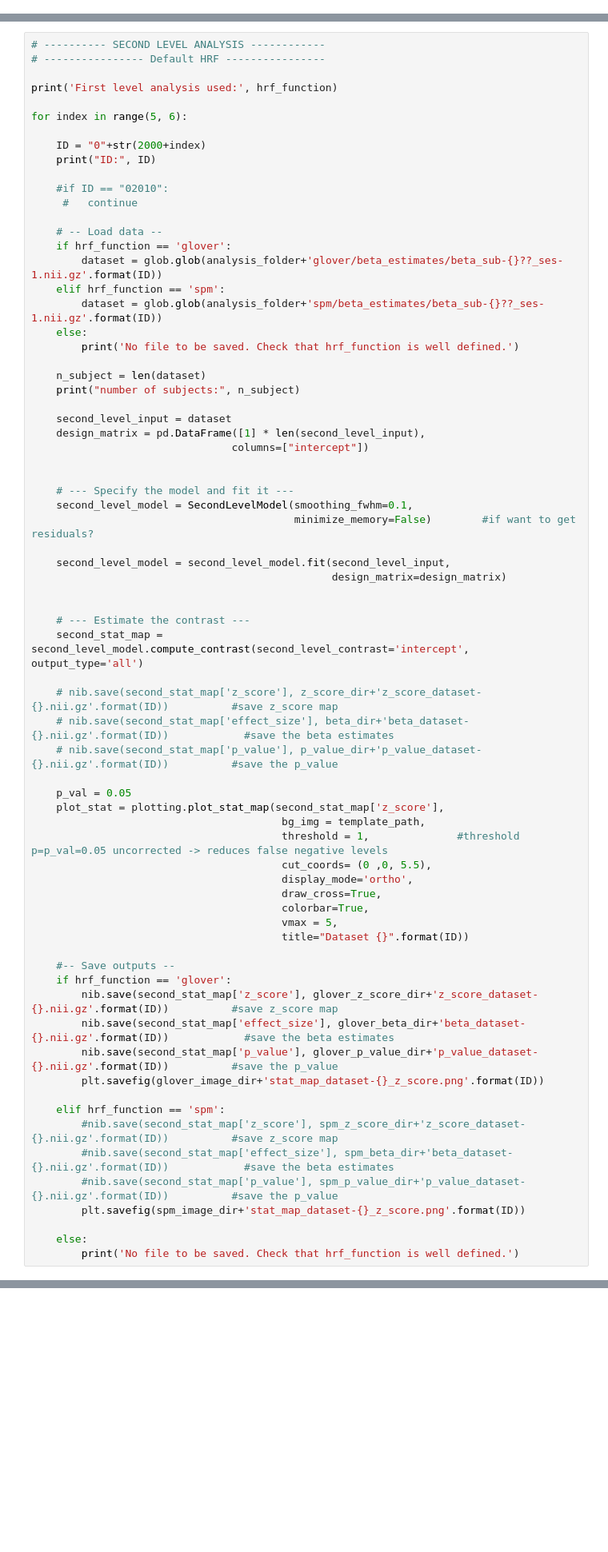
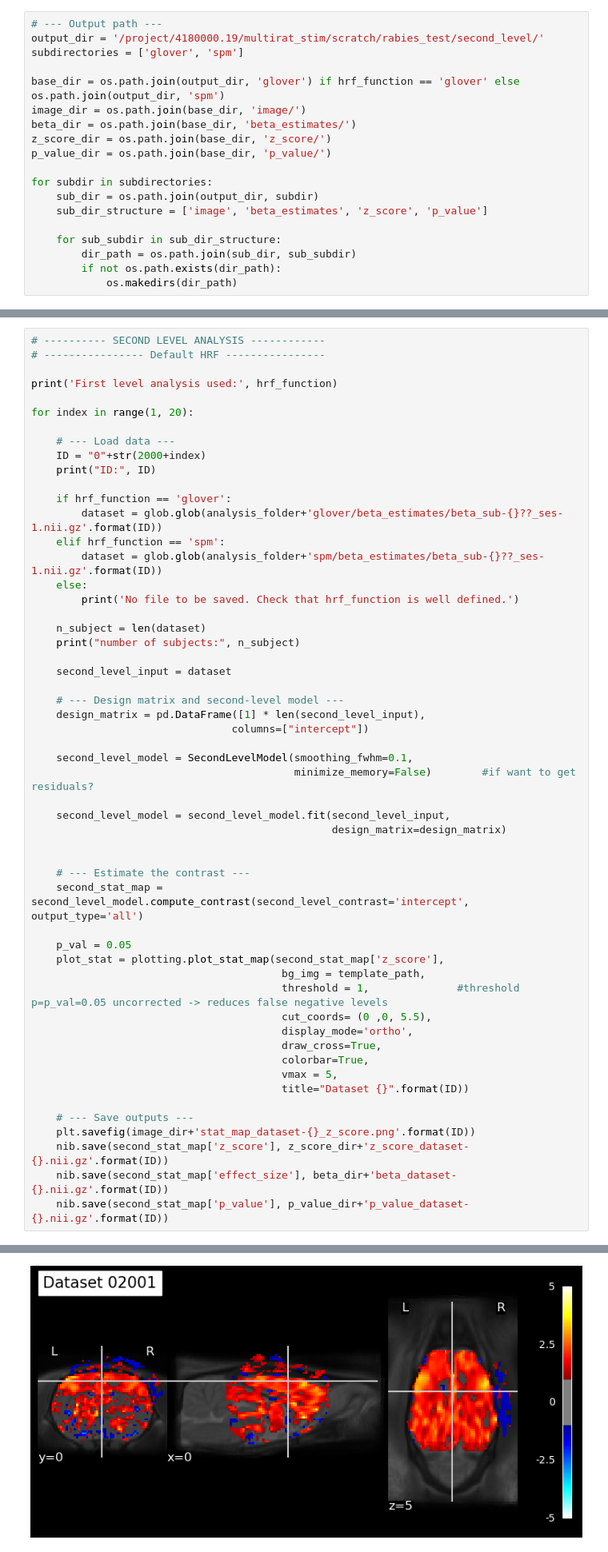
Before and after one commit to grandjeanlab/multirat_se, a Jupyter notebook: script/second_level_glm.ipynb, the cells around one changed output, grey strips where cells are left out. Shown at 80% size. Saved outputs shown, nothing was run; the diff lists cells and outputs as text; blank space fills up the shorter version.

```diff
--- a/script/second_level_glm.ipynb
+++ b/script/second_level_glm.ipynb
@@ -79,3 +54,22 @@ df = df.loc[(df['exclude'] != 'yes')]
 """
 hrf_function = 'glover'
 #hrf_function = 'spm'
+# %%
+# --- Output path ---
+output_dir = '/project/4180000.19/multirat_stim/scratch/rabies_test/second_level/'
+subdirectories = ['glover', 'spm']
+
+base_dir = os.path.join(output_dir, 'glover') if hrf_function == 'glover' else os.path.join(output_dir, 'spm')
+image_dir = os.path.join(base_dir, 'image/')
+beta_dir = os.path.join(base_dir, 'beta_estimates/')
+z_score_dir = os.path.join(base_dir, 'z_score/')
+p_value_dir = os.path.join(base_dir, 'p_value/')
+
+for subdir in subdirectories:
+    sub_dir = os.path.join(output_dir, subdir)
+    sub_dir_structure = ['image', 'beta_estimates', 'z_score', 'p_value']
+
+    for sub_subdir in sub_dir_structure:
+        dir_path = os.path.join(sub_dir, sub_subdir)
+        if not os.path.exists(dir_path):
+            os.makedirs(dir_path)
@@ -85,15 +86,12 @@ hrf_function = 'glover'
 
 print('First level analysis used:', hrf_function)
 
-for index in range(5, 6):
+for index in range(1, 20):
 
+    # --- Load data ---
     ID = "0"+str(2000+index)
     print("ID:", ID)
 
-    #if ID == "02010":
-     #   continue
-
-    # -- Load data --
     if hrf_function == 'glover':
         dataset = glob.glob(analysis_folder+'glover/beta_estimates/beta_sub-{}??_ses-1.nii.gz'.format(ID))
     elif hrf_function == 'spm':
@@ -105,11 +103,11 @@ for index in range(5, 6):
     print("number of subjects:", n_subject)
 
     second_level_input = dataset
+
+    # --- Design matrix and second-level model ---
     design_matrix = pd.DataFrame([1] * len(second_level_input),
                                 columns=["intercept"])
 
-
-    # --- Specify the model and fit it ---
     second_level_model = SecondLevelModel(smoothing_fwhm=0.1,
                                           minimize_memory=False)        #if want to get residuals?
 
@@ -119,10 +117,6 @@ for index in range(5, 6):
 
     # --- Estimate the contrast ---
     second_stat_map = second_level_model.compute_contrast(second_level_contrast='intercept', output_type='all')
-
-    # nib.save(second_stat_map['z_score'], z_score_dir+'z_score_dataset-{}.nii.gz'.format(ID))          #save z_score map
-    # nib.save(second_stat_map['effect_size'], beta_dir+'beta_dataset-{}.nii.gz'.format(ID))            #save the beta estimates
-    # nib.save(second_stat_map['p_value'], p_value_dir+'p_value_dataset-{}.nii.gz'.format(ID))          #save the p_value
 
     p_val = 0.05
     plot_stat = plotting.plot_stat_map(second_stat_map['z_score'],
@@ -135,20 +129,10 @@ for index in range(5, 6):
                                         vmax = 5,
                                         title="Dataset {}".format(ID))
 
-    #-- Save outputs --
-    if hrf_function == 'glover':
-        nib.save(second_stat_map['z_score'], glover_z_score_dir+'z_score_dataset-{}.nii.gz'.format(ID))          #save z_score map
-        nib.save(second_stat_map['effect_size'], glover_beta_dir+'beta_dataset-{}.nii.gz'.format(ID))            #save the beta estimates
-        nib.save(second_stat_map['p_value'], glover_p_value_dir+'p_value_dataset-{}.nii.gz'.format(ID))          #save the p_value
-        plt.savefig(glover_image_dir+'stat_map_dataset-{}_z_score.png'.format(ID))
-
-    elif hrf_function == 'spm':
-        #nib.save(second_stat_map['z_score'], spm_z_score_dir+'z_score_dataset-{}.nii.gz'.format(ID))          #save z_score map
-        #nib.save(second_stat_map['effect_size'], spm_beta_dir+'beta_dataset-{}.nii.gz'.format(ID))            #save the beta estimates
-        #nib.save(second_stat_map['p_value'], spm_p_value_dir+'p_value_dataset-{}.nii.gz'.format(ID))          #save the p_value
-        plt.savefig(spm_image_dir+'stat_map_dataset-{}_z_score.png'.format(ID))
-
-    else:
-        print('No file to be saved. Check that hrf_function is well defined.')
+    # --- Save outputs ---
+    plt.savefig(image_dir+'stat_map_dataset-{}_z_score.png'.format(ID))
+    nib.save(second_stat_map['z_score'], z_score_dir+'z_score_dataset-{}.nii.gz'.format(ID))
+    nib.save(second_stat_map['effect_size'], beta_dir+'beta_dataset-{}.nii.gz'.format(ID))
+    nib.save(second_stat_map['p_value'], p_value_dir+'p_value_dataset-{}.nii.gz'.format(ID))
 # %% [output]
 First level analysis used: glover
@@ -156,0 +155 @@ number of subjects: 10
+[figure, added]
```
Also changed, not shown: parts of 11 cells of this notebook, 4 other files.
